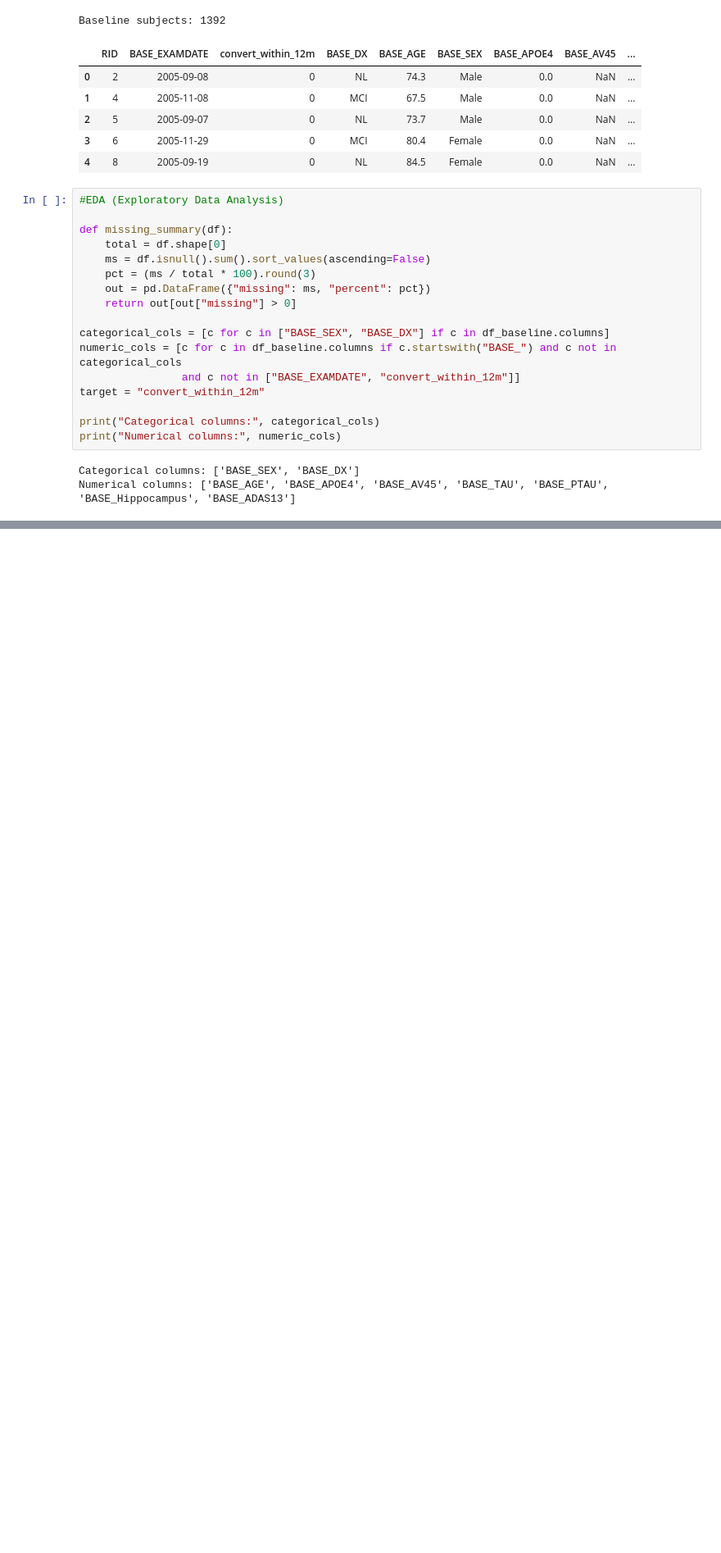
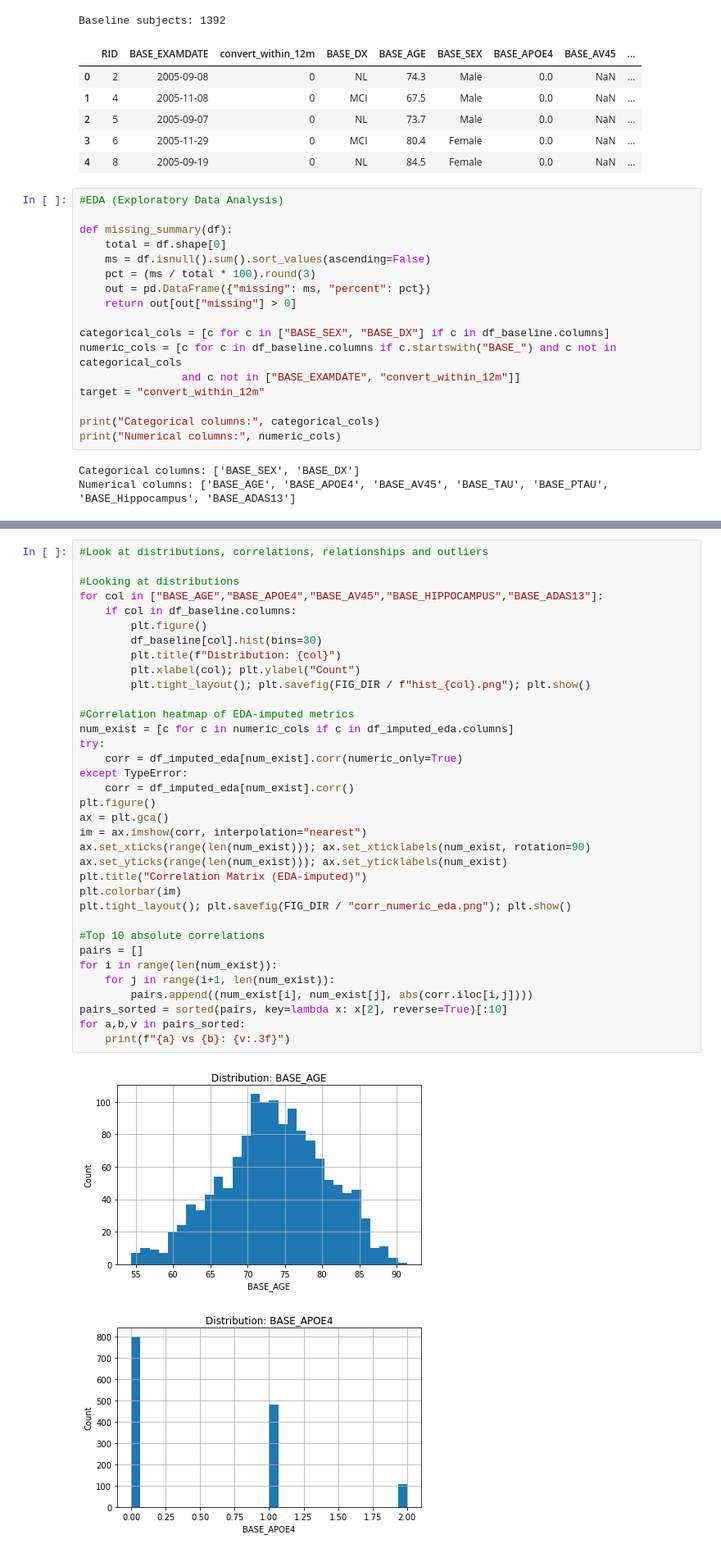
Before and after one commit to jdaly67/ANDI-project, a Jupyter notebook: ISM645-Final Project-John Daly.ipynb, the cells around one changed output, grey strips where cells are left out. Shown at 82% size. Cells and saved outputs as stored; diff of their text form; blank space fills up the shorter version.

```diff
--- a/ISM645-Final Project-John Daly.ipynb
+++ b/ISM645-Final Project-John Daly.ipynb
@@ -216,0 +402,38 @@ Duplicate baseline rows by RID: 0
+# %%
+#Look at distributions, correlations, relationships and outliers
+
+#Looking at distributions
+for col in ["BASE_AGE","BASE_APOE4","BASE_AV45","BASE_HIPPOCAMPUS","BASE_ADAS13"]:
+    if col in df_baseline.columns:
+        plt.figure()
+        df_baseline[col].hist(bins=30)
+        plt.title(f"Distribution: {col}")
+        plt.xlabel(col); plt.ylabel("Count")
+        plt.tight_layout(); plt.savefig(FIG_DIR / f"hist_{col}.png"); plt.show()
+
+#Correlation heatmap of EDA-imputed metrics
+num_exist = [c for c in numeric_cols if c in df_imputed_eda.columns]
+try:
+    corr = df_imputed_eda[num_exist].corr(numeric_only=True)
+except TypeError:
+    corr = df_imputed_eda[num_exist].corr()
+plt.figure()
+ax = plt.gca()
+im = ax.imshow(corr, interpolation="nearest")
+ax.set_xticks(range(len(num_exist))); ax.set_xticklabels(num_exist, rotation=90)
+ax.set_yticks(range(len(num_exist))); ax.set_yticklabels(num_exist)
+plt.title("Correlation Matrix (EDA-imputed)")
+plt.colorbar(im)
+plt.tight_layout(); plt.savefig(FIG_DIR / "corr_numeric_eda.png"); plt.show()
+
+#Top 10 absolute correlations
+pairs = []
+for i in range(len(num_exist)):
+    for j in range(i+1, len(num_exist)):
+        pairs.append((num_exist[i], num_exist[j], abs(corr.iloc[i,j])))
+pairs_sorted = sorted(pairs, key=lambda x: x[2], reverse=True)[:10]
+for a,b,v in pairs_sorted:
+    print(f"{a} vs {b}: {v:.3f}")
+# %% [output]
+[figure, added]
+[figure, added]
```
Also changed, not shown: parts of 3 cells of this notebook.
